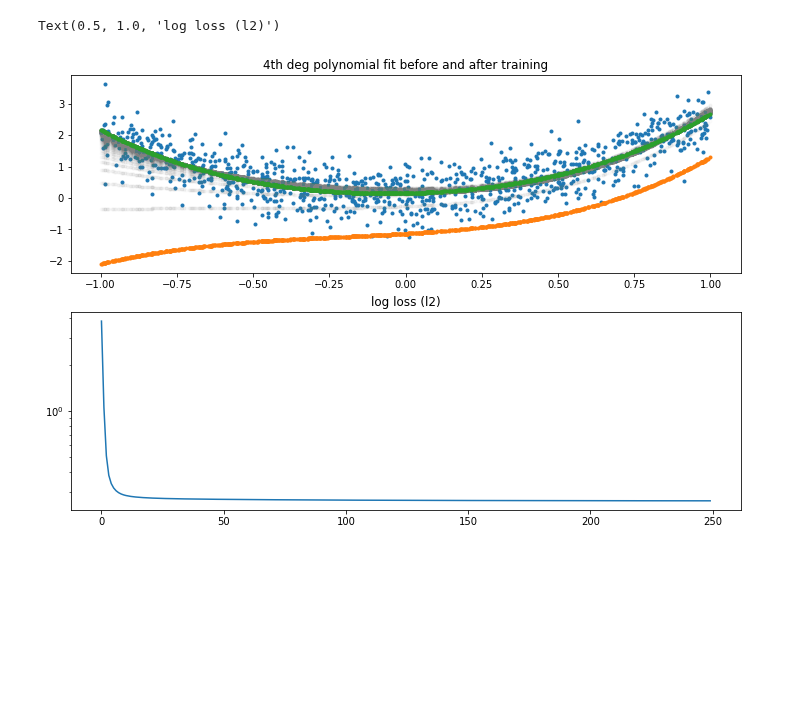
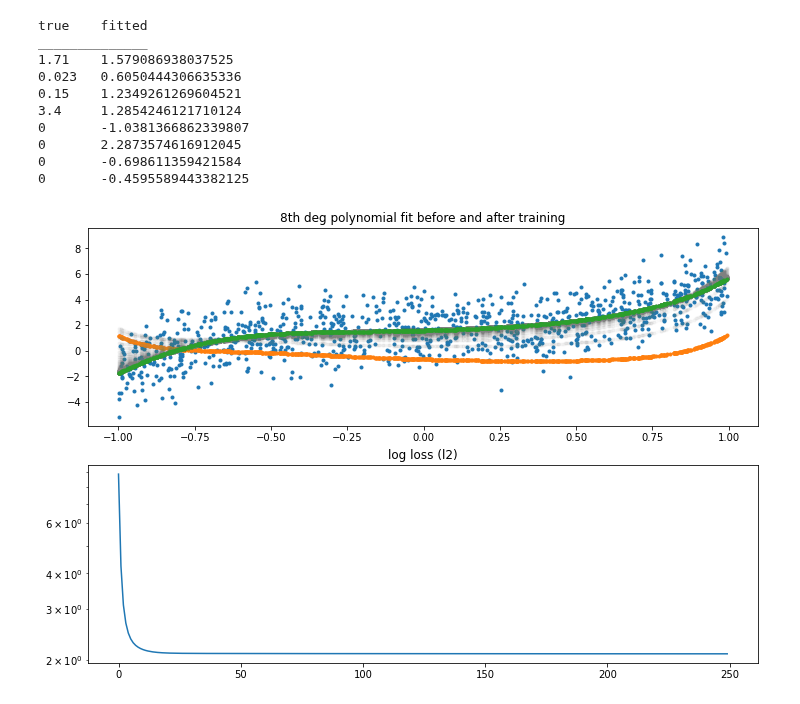
Before and after one commit to jpbm/probabilism, a Jupyter notebook: Algorithms - Gradient Descent.ipynb, the cells around one changed output. Drawn from its saved outputs; the diff is of its cells as text; code cells hidden in the pictures; blank space fills up the shorter version.

```diff
--- a/Algorithms - Gradient Descent.ipynb
+++ b/Algorithms - Gradient Descent.ipynb
@@ -19,15 +19,6 @@ def memoize(fun):
     return wrapperfun
 
 
-def logging(fun):
-    global log
-    log = []
-    def wrapperfun(*args):
-        log.append(fun(*args))
-        return log[-1]
-
-    return wrapperfun
-
 
 class Polynomial(object):
 
@@ -35,6 +26,7 @@ class Polynomial(object):
 
         self.degree = degree
         self.coefs = np.random.randn(self.degree+1)
+        self.loss_log = []
 
     @memoize
     def powers(self,x):
@@ -43,47 +35,62 @@ class Polynomial(object):
     def predict(self,x):
         return np.dot(self.coefs,self.powers(x))
 
-    @logging
     def l2loss(self,x,y):
         return np.mean((self.predict(x)-y)**2)
 
     def gradient(self,x,y):
         return 2*np.mean((self.predict(x)-y)*self.powers(x),axis=1)
 
     def descend(self,x,y,learning_rate=0.1):
-        _ = self.l2loss(x,y)
+        self.loss_log.append(self.l2loss(x,y))
         self.coefs = self.coefs - learning_rate*self.gradient(x,y)
-
         return None
 
 
 
+
 # make data
-a = 0.1
-b = 0.23
-c = 2.2
-sig = 0.5
+a = 1.71
+b = 0.023
+c = 0.15
+d = 3.4
+sig = 1.5
 
 x = np.random.uniform(-1,1,1000)
-y = a + b*x + c*x**2 + sig*np.random.randn(*x.shape)
+y = a + b*x + c*x**2 + d*x**3 + sig*np.random.randn(*x.shape)
 
 # initiate model
-model = Polynomial(4)
+np.random.seed = 45
+model = Polynomial(8)
 
 
 ax1,ax2 = plt.subplots(2,figsize=(12,8))[1]
 ax1.plot(x,y,'.')
 ax1.plot(x,model.predict(x),'.')
 
 for i in range(250):
     model.descend(x,y,learning_rate=0.25)
     ax1.plot(x,model.predict(x),'.',alpha=0.025,color='gray')
 
 ax1.plot(x,model.predict(x),'.')
 ax1.set_title('%ith deg polynomial fit before and after training' % model.degree)
 
-ax2.semilogy(log)
+ax2.semilogy(model.loss_log)
 ax2.set_title('log loss (l2)')
+
+print('true\tfitted\n______________')
+for i,j in zip([a,b,c,d,0,0,0,0],model.coefs):
+    print(i,end='\t')
+    print(j)
 # %% [output]
-Text(0.5, 1.0, 'log loss (l2)')
+true    fitted
+______________
+1.71    1.579086938037525
+0.023   0.6050444306635336
+0.15    1.2349261269604521
+3.4     1.2854246121710124
+0       -1.0381366862339807
+0       2.2873574616912045
+0       -0.698611359421584
+0       -0.4595589443382125
-[figure, old version]
+[figure, new version]
```
Also changed, not shown: parts of 2 cells of this notebook, 1 other file.
